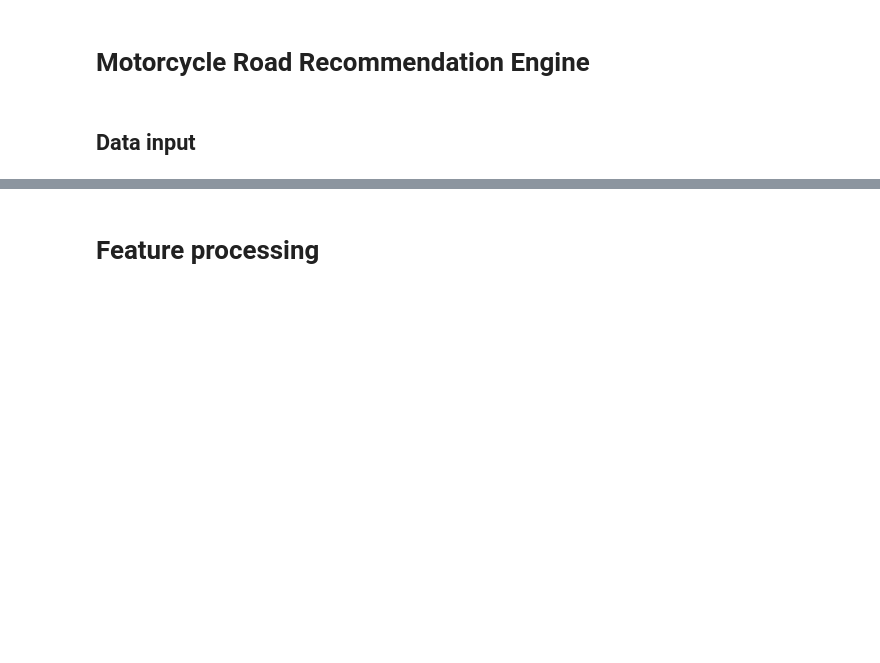
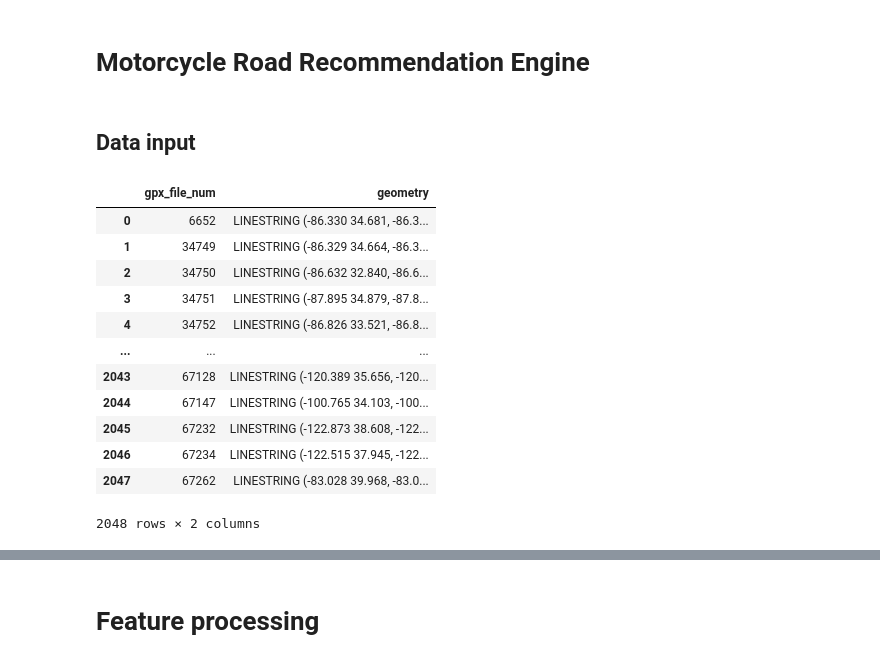
Before and after one commit to kweino/sunday-driver, a Jupyter notebook: analyses/MR_Route_Recommendation_Engine-Borkert.ipynb, the cells around one changed output, grey strips where cells are left out. Saved outputs shown, nothing was run; the diff lists cells and outputs as text; code cells hidden in the pictures; blank space fills up the shorter version.

```diff
--- a/analyses/MR_Route_Recommendation_Engine-Borkert.ipynb
+++ b/analyses/MR_Route_Recommendation_Engine-Borkert.ipynb
@@ -116,3 +116,19 @@ route_gdf['state'] = df.state
+# %%
+route_gdf
+# %% [output]
+|  | gpx_file_num | geometry |
+| 0 | 6652 | LINESTRING (-86.330 34.681, -86.3... |
+| 1 | 34749 | LINESTRING (-86.329 34.664, -86.3... |
+| 2 | 34750 | LINESTRING (-86.632 32.840, -86.6... |
+| 3 | 34751 | LINESTRING (-87.895 34.879, -87.8... |
+| 4 | 34752 | LINESTRING (-86.826 33.521, -86.8... |
+| ... | ... | ... |
+| 2043 | 67128 | LINESTRING (-120.389 35.656, -120... |
+| 2044 | 67147 | LINESTRING (-100.765 34.103, -100... |
+| 2045 | 67232 | LINESTRING (-122.873 38.608, -122... |
+| 2046 | 67234 | LINESTRING (-122.515 37.945, -122... |
+| 2047 | 67262 | LINESTRING (-83.028 39.968, -83.0... |
+2048 rows × 2 columns
 # %%
 #length of route in miles
 distances = []
```
Also changed, not shown: parts of 9 cells of this notebook, 4 other files.
